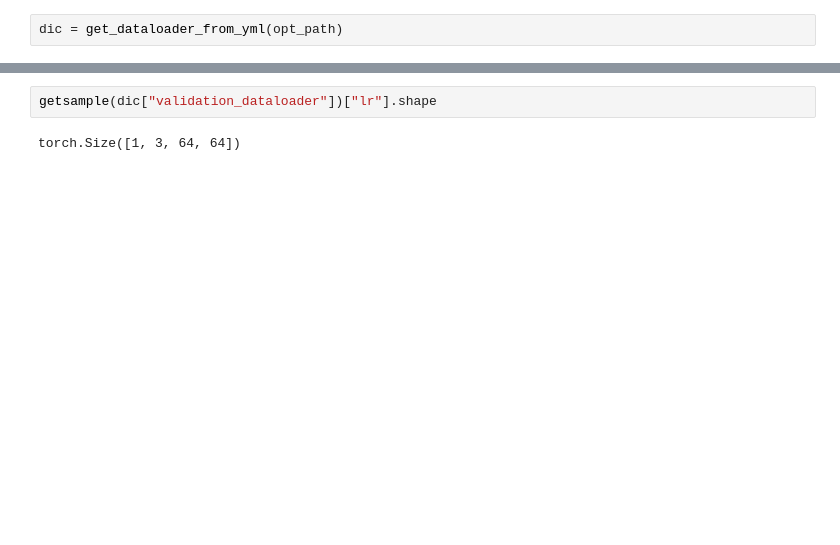
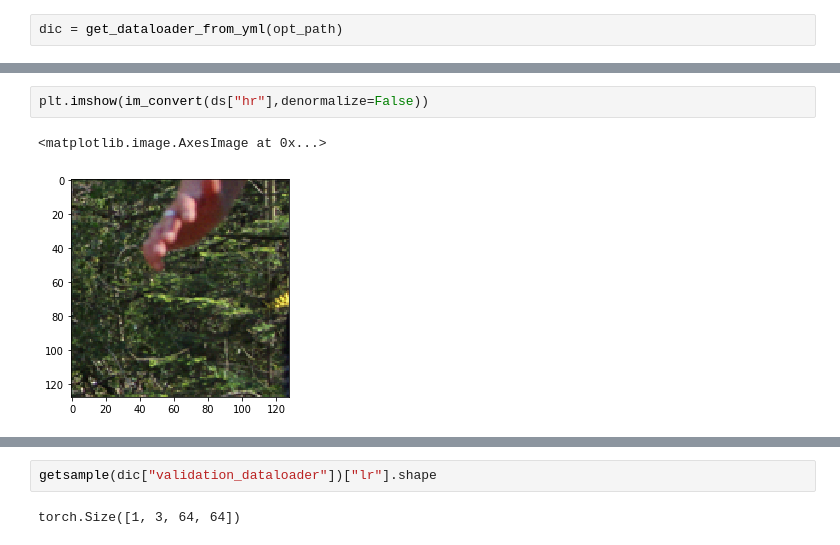
Before and after one commit to vinotharjun/pixelEnhancer, a Jupyter notebook: playground/yml_parsing.ipynb, the cells around one changed output, grey strips where cells are left out. Cells and saved outputs as stored; diff of their text form; blank space fills up the shorter version.

```diff
--- a/playground/yml_parsing.ipynb
+++ b/playground/yml_parsing.ipynb
@@ -24,0 +40,5 @@ dic = get_dataloader_from_yml(opt_path)
+# %%
+plt.imshow(im_convert(ds["hr"],denormalize=False))
+# %% [output]
+<matplotlib.image.AxesImage at 0x...>
+[figure, added]
```
Also changed, not shown: parts of 17 cells of this notebook, 16 other files.
